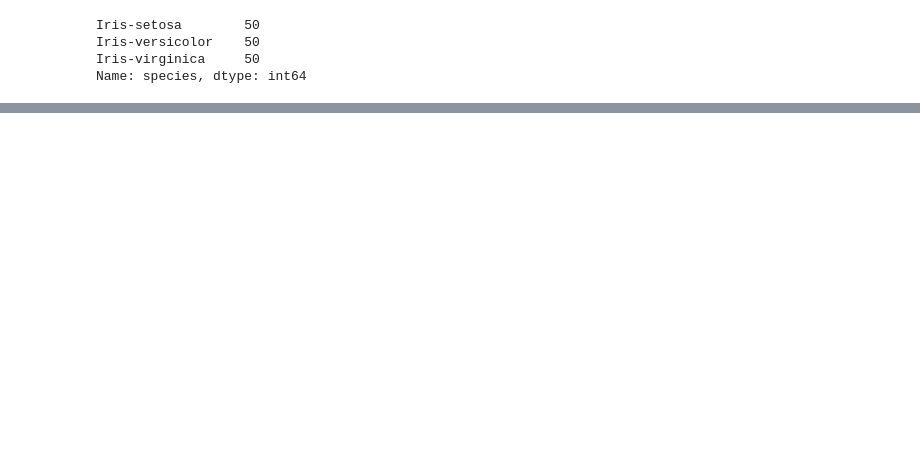
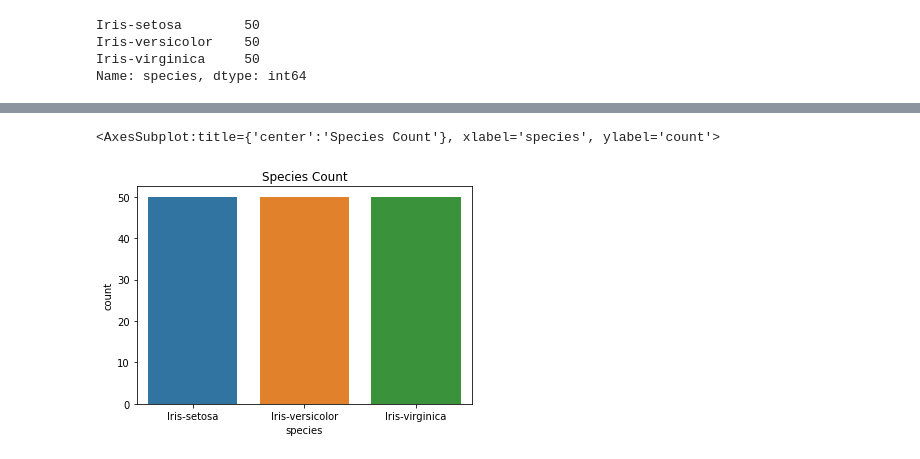
Before and after one commit to LaisColetta/pands_project, a Jupyter notebook: analysis.ipynb, the cells around one changed output, grey strips where cells are left out. Drawn from its saved outputs; the diff is of its cells as text; code cells hidden in the pictures; blank space fills up the shorter version.

```diff
--- a/analysis.ipynb
+++ b/analysis.ipynb
@@ -64,0 +74,6 @@ NameError: name 'cols' is not defined
+# %%
+plt.title ('Species Count')
+sns.countplot(df['species'])
+# %% [output]
+<AxesSubplot:title={'center':'Species Count'}, xlabel='species', ylabel='count'>
+[figure, added]
```
Also changed, not shown: parts of 22 cells of this notebook.
